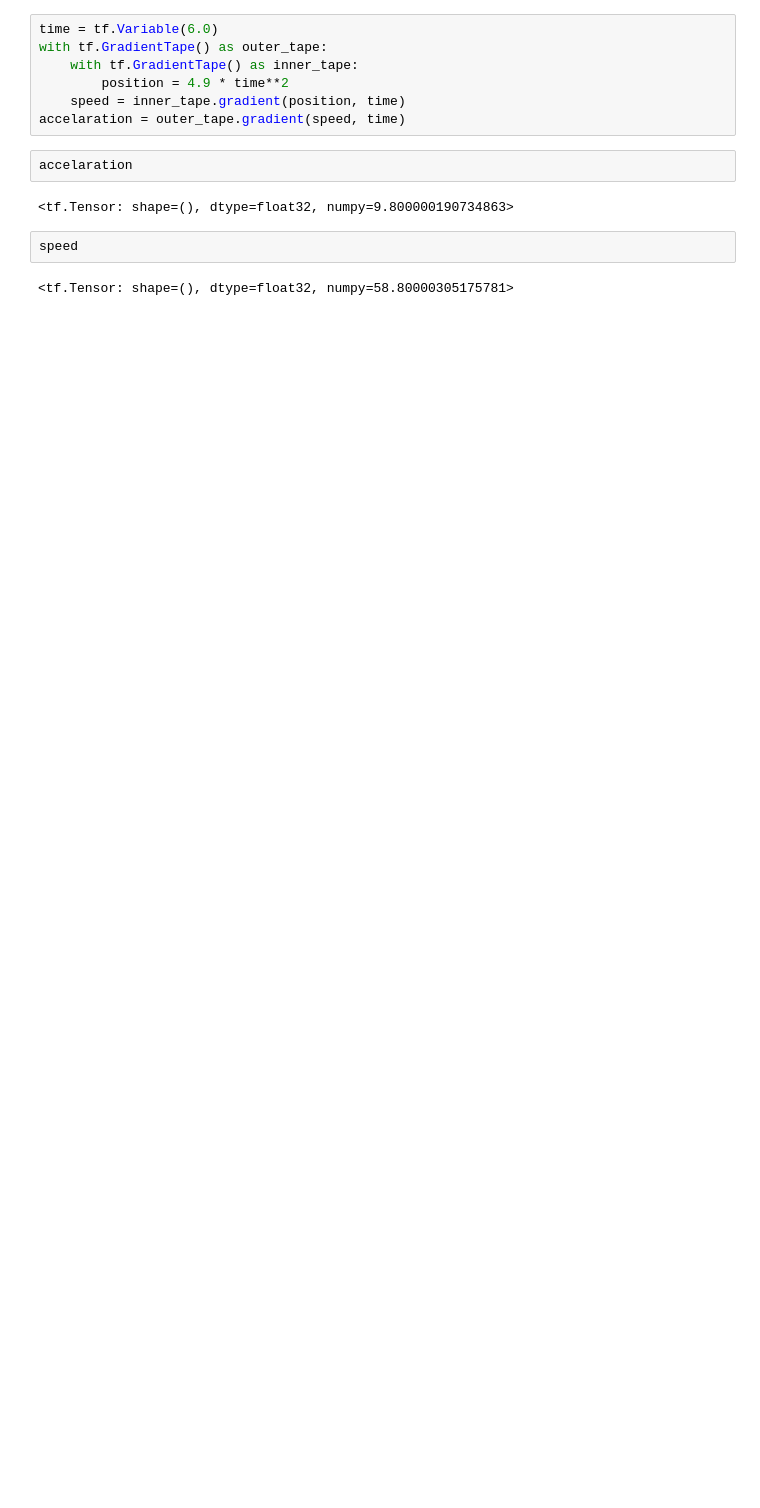
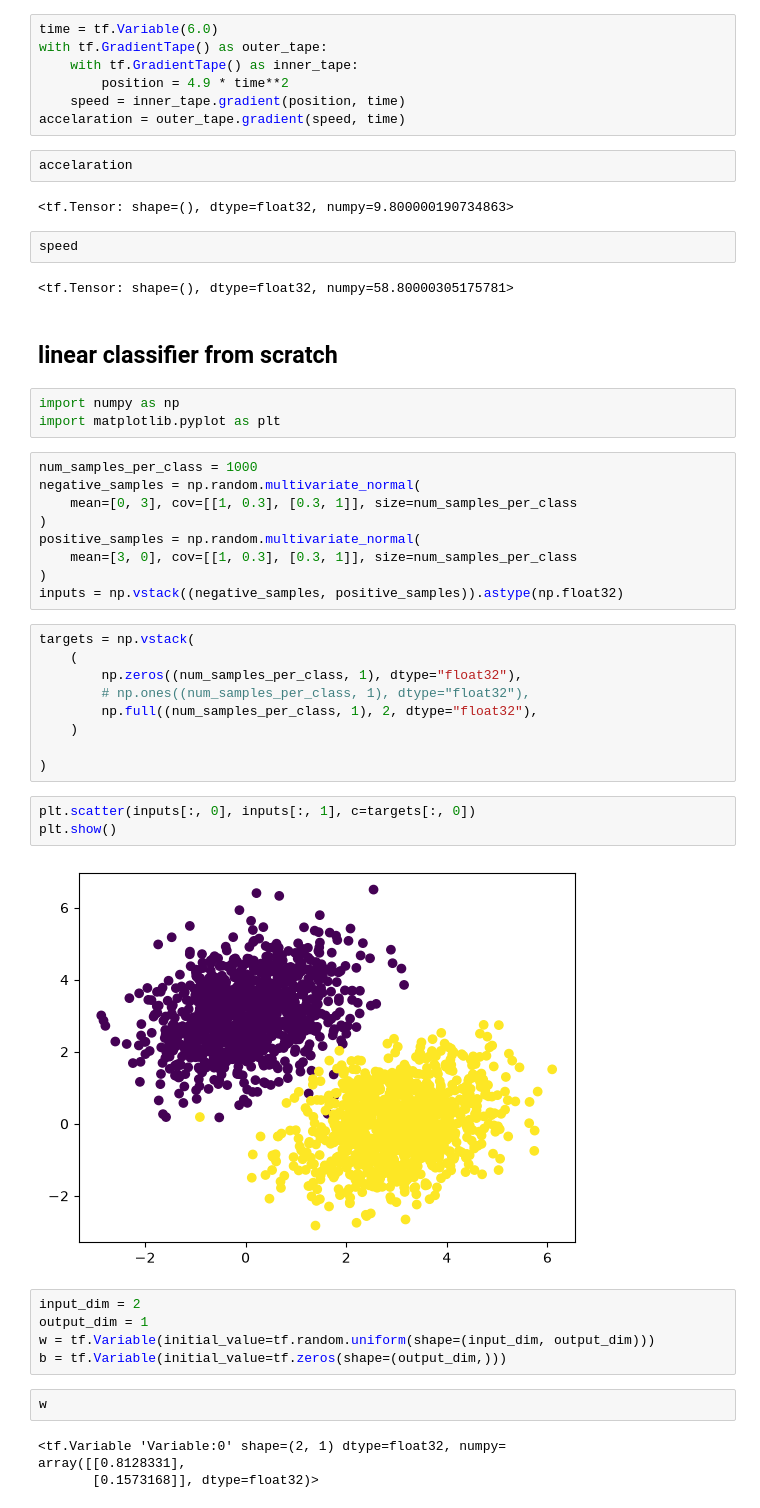
Before and after one commit to jamshid17/deeplearningwithpython, a Jupyter notebook: notebooks/chapter 3.ipynb, the cells around one changed output. Saved outputs shown, nothing was run; the diff lists cells and outputs as text; blank space fills up the shorter version.

Commit message:
created simple linear classifier

```diff
--- a/notebooks/chapter 3.ipynb
+++ b/notebooks/chapter 3.ipynb
@@ -63,3 +33,42 @@ accelaration
 speed
 # %% [output]
 <tf.Tensor: shape=(), dtype=float32, numpy=58.80000305175781>
+# %% [markdown]
+## linear classifier from scratch
+# %%
+import numpy as np
+import matplotlib.pyplot as plt
+# %%
+num_samples_per_class = 1000
+negative_samples = np.random.multivariate_normal(
+    mean=[0, 3], cov=[[1, 0.3], [0.3, 1]], size=num_samples_per_class
+)
+positive_samples = np.random.multivariate_normal(
+    mean=[3, 0], cov=[[1, 0.3], [0.3, 1]], size=num_samples_per_class
+)
+inputs = np.vstack((negative_samples, positive_samples)).astype(np.float32)
+# %%
+targets = np.vstack(
+    (
+        np.zeros((num_samples_per_class, 1), dtype="float32"),
+        # np.ones((num_samples_per_class, 1), dtype="float32"),
+        np.full((num_samples_per_class, 1), 2, dtype="float32"),
+    )
+
+)
+# %%
+plt.scatter(inputs[:, 0], inputs[:, 1], c=targets[:, 0])
+plt.show()
+# %% [output]
+[figure, added]
+# %%
+input_dim = 2
+output_dim = 1
+w = tf.Variable(initial_value=tf.random.uniform(shape=(input_dim, output_dim)))
+b = tf.Variable(initial_value=tf.zeros(shape=(output_dim,)))
+# %%
+w
+# %% [output]
+<tf.Variable 'Variable:0' shape=(2, 1) dtype=float32, numpy=
+array([[0.8128331],
+       [0.1573168]], dtype=float32)>
```
Also changed, not shown: parts of 16 cells of this notebook.
